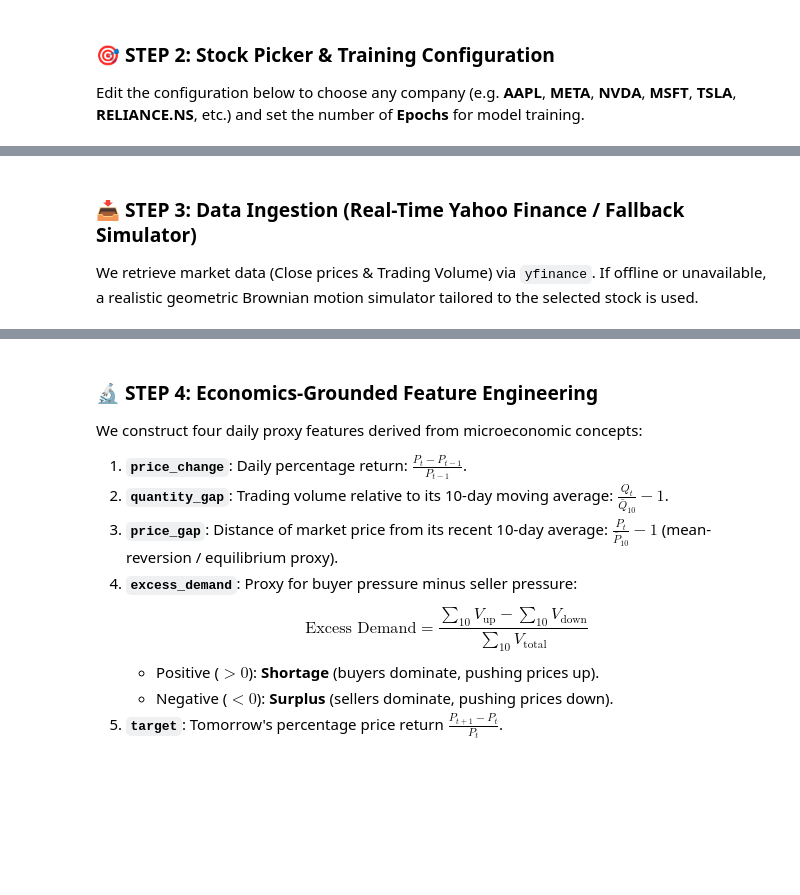
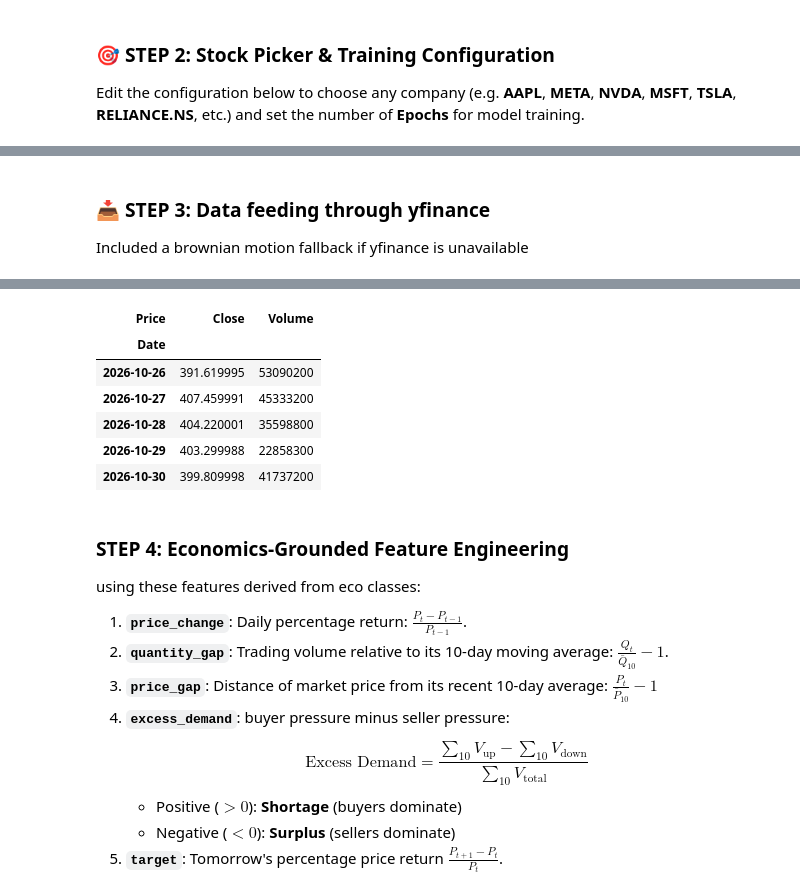
Before and after one commit to chocopog/EcoPBL, a Jupyter notebook: LSTMmodel.ipynb, the cells around one changed output, grey strips where cells are left out. Drawn from its saved outputs; the diff is of its cells as text; code cells hidden in the pictures; blank space fills up the shorter version.

```diff
--- a/LSTMmodel.ipynb
+++ b/LSTMmodel.ipynb
@@ -113,10 +104,11 @@ print("=" * 60)
-# %% [markdown]
-### 📥 STEP 3: Data Ingestion (Real-Time Yahoo Finance / Fallback Simulator)
-We retrieve market data (Close prices & Trading Volume) via `yfinance`. If offline or unavailable, a realistic geometric Brownian motion simulator tailored to the selected stock is used.
+# %% [markdown]
+### 📥 STEP 3: Data feeding through yfinance
+Included a brownian motion fallback if yfinance is unavailable
 # %%
+#thankyou claude
 def make_synthetic(ticker, n=2800):
     """Fallback generator matching the stock's profile."""
-    rng = np.random.default_rng(SEED)
+    rng = np.random.default_rng(42)
     idx = pd.bdate_range(START_DATE, periods=n)
     vol = meta.get("volatility", 0.018)
     base = meta.get("base_price", 100.0)
@@ -128,19 +120,20 @@ def make_synthetic(ticker, n=2800):
 def load_data(ticker):
     try:
         import yfinance as yf
-        print(f"🌐 Fetching live market data for {ticker} from Yahoo Finance...")
+        print(f"Fetching live market data for {ticker} from yfinance")
         df = yf.download(ticker, start=START_DATE, end=END_DATE, auto_adjust=True, progress=False)
         if isinstance(df.columns, pd.MultiIndex):
             df.columns = df.columns.get_level_values(0)
         df = df[["Close", "Volume"]].dropna()
         if df.empty or len(df) < 100:
             raise ValueError("Insufficient data returned.")
-        print(f"✅ Successfully downloaded {len(df)} trading records for {ticker}.")
+        print(f"Successfully downloaded {len(df)} trading records for {ticker}.")
         return df, f"{ticker} ({COMPANY_NAME})"
     except Exception as e:
-        print(f"⚠️ Notice: Could not download {ticker} via yfinance ({e}).")
-        print("📊 Using realistic market simulation instead.")
+        print(f"Notice: Could not download {ticker} via yfinance ({e}).")
+        print("Using realistic market simulation instead.")
         return make_synthetic(ticker), f"{ticker} (SIMULATED: {COMPANY_NAME})"
 
 raw_df, stock_label = load_data(TICKER)
 raw_df.tail()
+# %% [output]
@@ -147,12 +142,19 @@ raw_df.tail()
+| Price | Close | Volume |
+| Date |  |  |
+| 2026-10-26 | 391.619995 | 53090200 |
+| 2026-10-27 | 407.459991 | 45333200 |
+| 2026-10-28 | 404.220001 | 35598800 |
+| 2026-10-29 | 403.299988 | 22858300 |
+| 2026-10-30 | 399.809998 | 41737200 |
 # %% [markdown]
-### 🔬 STEP 4: Economics-Grounded Feature Engineering
-We construct four daily proxy features derived from microeconomic concepts:
+### STEP 4: Economics-Grounded Feature Engineering
+using these features derived from eco classes:
 1. **`price_change`**: Daily percentage return: $\frac{P_t - P_{t-1}}{P_{t-1}}$.
 2. **`quantity_gap`**: Trading volume relative to its 10-day moving average: $\frac{Q_t}{\bar{Q}_{10}} - 1$.
-3. **`price_gap`**: Distance of market price from its recent 10-day average: $\frac{P_t}{\bar{P}_{10}} - 1$ (mean-reversion / equilibrium proxy).
-4. **`excess_demand`**: Proxy for buyer pressure minus seller pressure:
+3. **`price_gap`**: Distance of market price from its recent 10-day average: $\frac{P_t}{\bar{P}_{10}} - 1$
+4. **`excess_demand`**: buyer pressure minus seller pressure:
    $$\text{Excess Demand} = \frac{\sum_{10} V_{\text{up}} - \sum_{10} V_{\text{down}}}{\sum_{10} V_{\text{total}}}$$
-   - Positive ($> 0$): **Shortage** (buyers dominate, pushing prices up).
-   - Negative ($< 0$): **Surplus** (sellers dominate, pushing prices down).
+   - Positive ($> 0$): **Shortage** (buyers dominate)
+   - Negative ($< 0$): **Surplus** (sellers dominate)
 5. **`target`**: Tomorrow's percentage price return $\frac{P_{t+1} - P_t}{P_t}$.
 # %%
```
Also changed, not shown: parts of 27 cells of this notebook, 17 other files.
